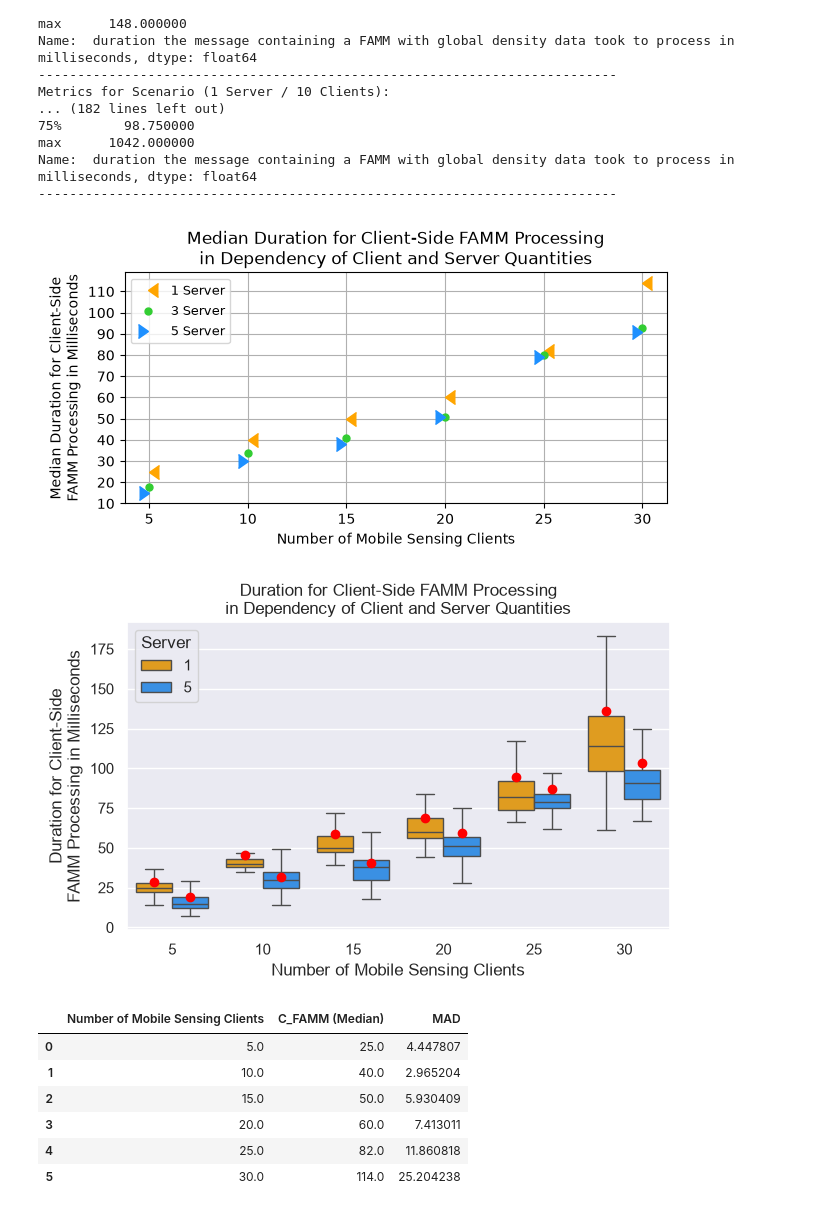
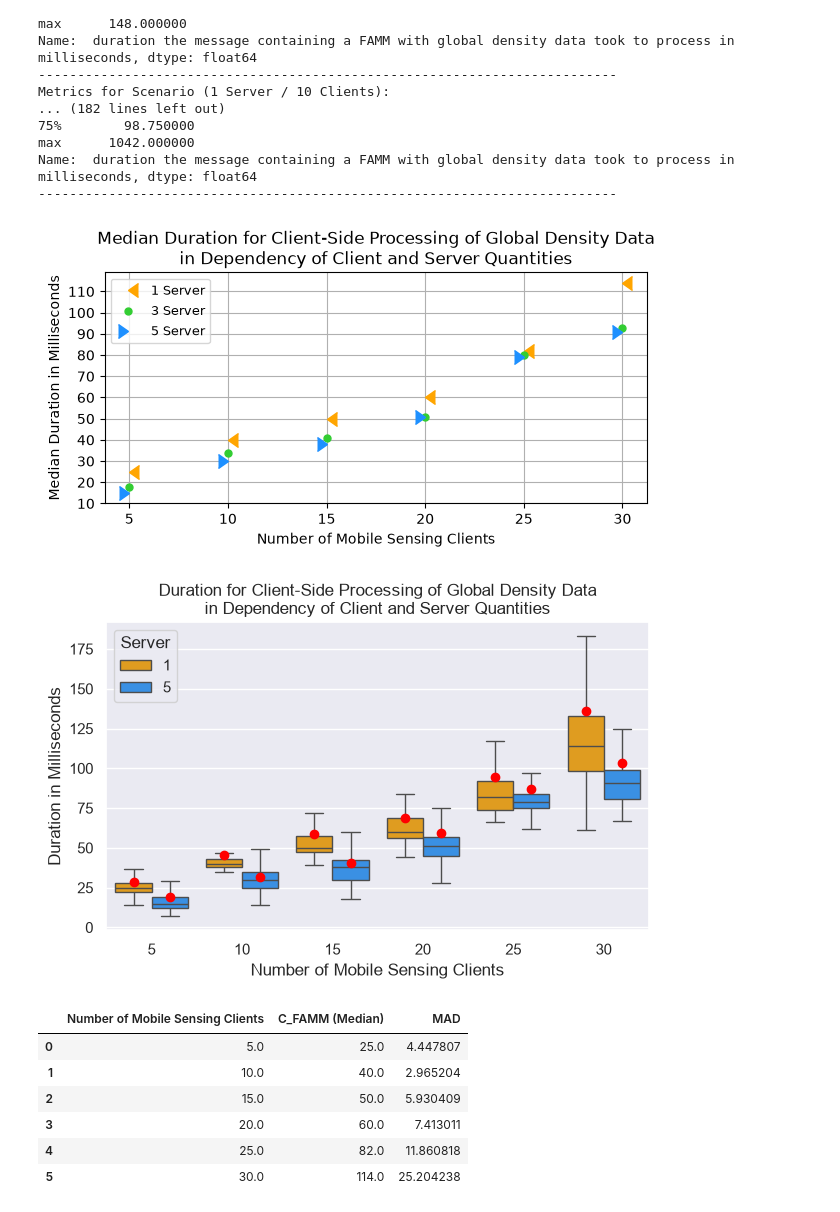
Before and after one commit to leopoldBlk/crowd-monitoring-mcs-application, a Jupyter notebook: evaluation/metricsCalculation/C_FAMM.ipynb, the cells around one changed output. Cells and saved outputs as stored; diff of their text form; code cells hidden in the pictures.

Commit message:
Renaming in plots

```diff
--- a/evaluation/metricsCalculation/C_FAMM.ipynb
+++ b/evaluation/metricsCalculation/C_FAMM.ipynb
@@ -118,45 +118,45 @@ figure = plt.figure()
 #plt.errorbar(dfCFAMM5Server['Number of Mobile Sensing Clients'], dfCFAMM5Server['C_FAMM (Median)'], dfCFAMM5Server['MAD'],linestyle='', marker='o', label='5 Server', color='dodgerblue')
 
 plt.plot(dfCFAMM1Server['Number of Mobile Sensing Clients'], dfCFAMM1Server['C_FAMM (Median)'],linestyle='', marker=4, label='1 Server', color='orange', markersize=10)
 plt.plot(dfCFAMM3Server['Number of Mobile Sensing Clients'], dfCFAMM3Server['C_FAMM (Median)'],linestyle='', marker='.', label='3 Server', color='limegreen', markersize=10)
 plt.plot(dfCFAMM5Server['Number of Mobile Sensing Clients'], dfCFAMM5Server['C_FAMM (Median)'],linestyle='', marker=5, label='5 Server', color='dodgerblue', markersize=10)
 
-plt.title("Median Duration for Client-Side FAMM Processing\nin Dependency of Client and Server Quantities")
+plt.title("Median Duration for Client-Side Processing of Global Density Data\nin Dependency of Client and Server Quantities")
 plt.xlabel("Number of Mobile Sensing Clients")
-plt.ylabel("Median Duration for Client-Side\nFAMM Processing in Milliseconds")
+plt.ylabel("Median Duration in Milliseconds")
 
 plt.yticks(np.arange(10, 120, 10))
 
 '''
 for i, row in dfCFAMM1Server.iterrows():
     #plt.text(x=row['Number of Mobile Sensing Clients']+0.5, y=row['C_FAMM (Median)']-1.25, s=round(row['MAD'], 2), color='orange', horizontalalignment='left')
     plt.text(x=row['Number of Mobile Sensing Clients']+0.5, y=row['C_FAMM (Median)']-1.25, s=row['C_FAMM (Median)'], color='orange', horizontalalignment='left')
 for i, row in dfCFAMM3Server.iterrows():
     #plt.text(x=row['Number of Mobile Sensing Clients']+0.05, y=row['C_FAMM (Median)']+2, s=round(row['MAD'], 2), color='red')
     plt.text(x=row['Number of Mobile Sensing Clients']+0.05, y=row['C_FAMM (Median)']+2, s=row['C_FAMM (Median)'], color='red')
 for i, row in dfCFAMM5Server.iterrows():
     #plt.text(x=row['Number of Mobile Sensing Clients']-0.35, y=row['C_FAMM (Median)']-1.25, s=round(row['MAD'], 2), color='dodgerblue', horizontalalignment='right')
     plt.text(x=row['Number of Mobile Sensing Clients']-0.35, y=row['C_FAMM (Median)']-1.25, s=row['C_FAMM (Median)'], color='dodgerblue', horizontalalignment='right')
 '''
 
 plt.grid()
 plt.legend(fontsize=9)
 
 figure.set_figwidth(7)
 figure.set_figheight(3)
 
 plt.show()
 # %% [output]
-[figure, old version]
+[figure, new version]
 # %%
 sns.set_theme(rc={"figure.figsize": (7,4)})
 
-sns.boxplot(data=pd.concat([dfCFAMM1ServerBoxPlot, dfCFAMM5ServerBoxPlot]), showfliers=False, showmeans=True, meanprops={'marker': 'o', 'markerfacecolor': 'red', 'markeredgecolor':'red'}, hue="Server", x='Clients', y='C_FAMM', palette=['orange', 'dodgerblue']).set(title="Duration for Client-Side FAMM Processing\nin Dependency of Client and Server Quantities", xlabel="Number of Mobile Sensing Clients", ylabel="Duration for Client-Side\nFAMM Processing in Milliseconds")
+sns.boxplot(data=pd.concat([dfCFAMM1ServerBoxPlot, dfCFAMM5ServerBoxPlot]), showfliers=False, showmeans=True, meanprops={'marker': 'o', 'markerfacecolor': 'red', 'markeredgecolor':'red'}, hue="Server", x='Clients', y='C_FAMM', palette=['orange', 'dodgerblue']).set(title="Duration for Client-Side Processing of Global Density Data\nin Dependency of Client and Server Quantities", xlabel="Number of Mobile Sensing Clients", ylabel="Duration in Milliseconds")
 
 #plt.grid()
 plt.show()
 # %% [output]
-[figure, old version]
+[figure, new version]
 # %%
 dfCFAMM1Server
 # %% [output]
```
Also changed, not shown: 2 other files.
